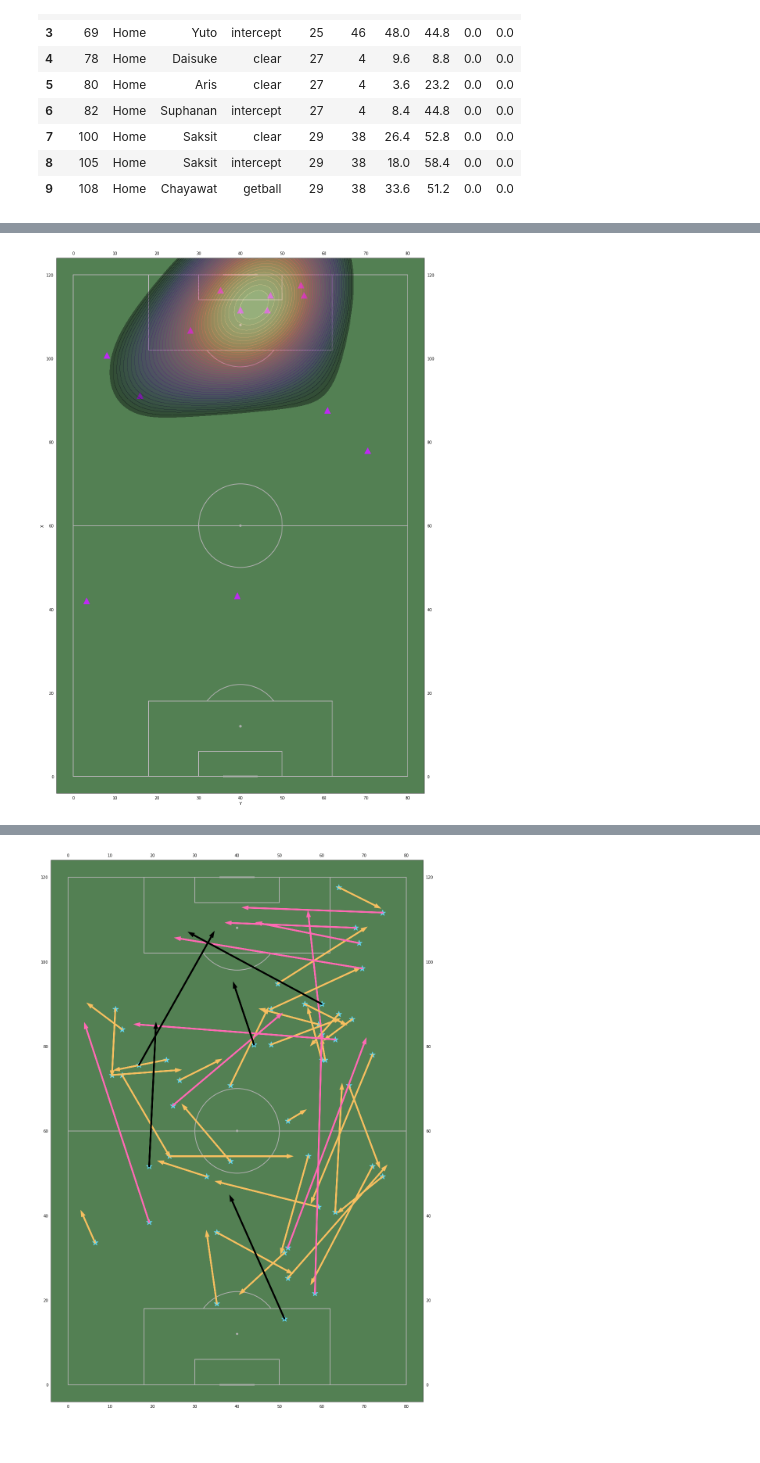
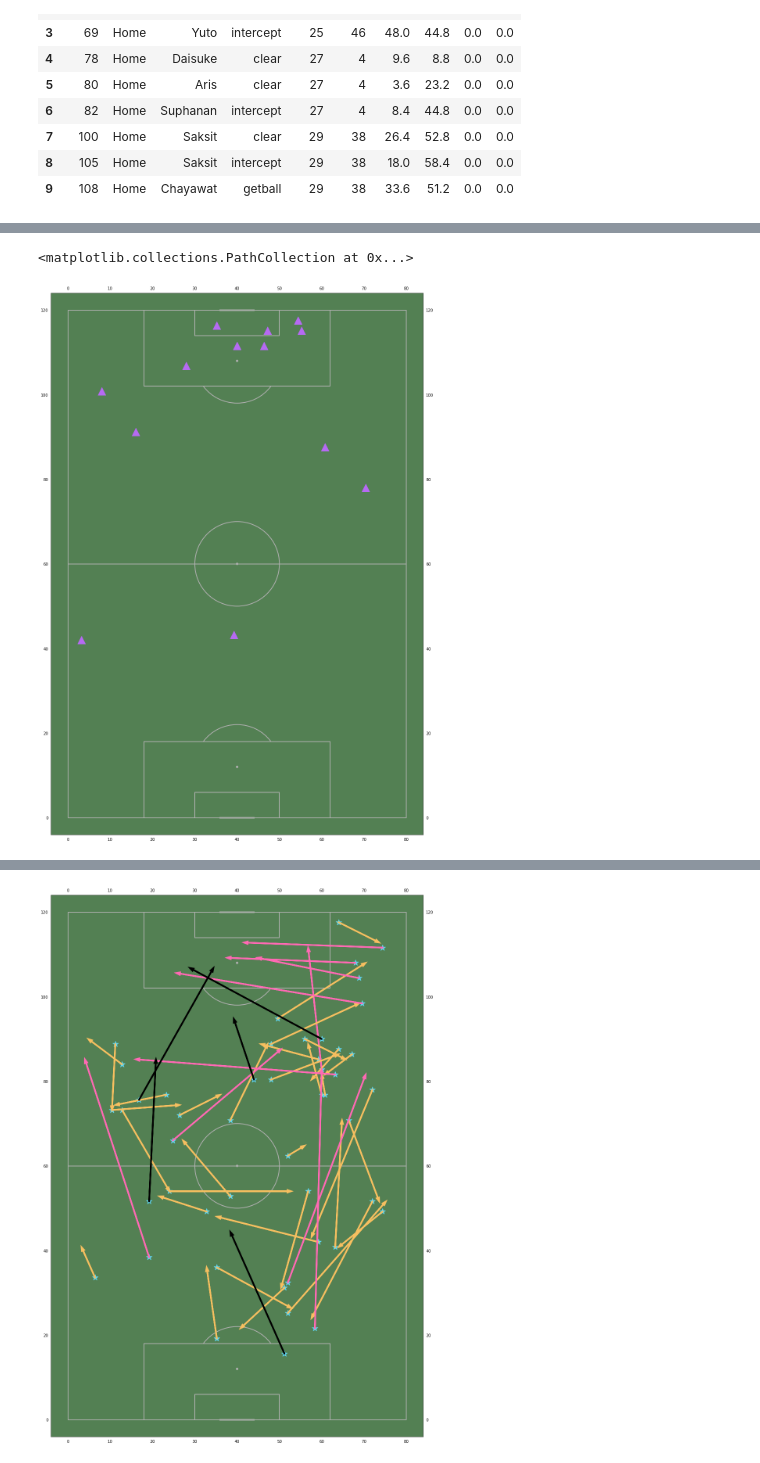
Before and after one commit to GookGai/Football_Thaileague_Analysis, a Jupyter notebook: Thaileague2021/match8/Untitled1.ipynb, the cells around one changed output, grey strips where cells are left out. Cells and saved outputs as stored; diff of their text form; code cells hidden in the pictures.

```diff
--- a/Thaileague2021/match8/Untitled1.ipynb
+++ b/Thaileague2021/match8/Untitled1.ipynb
@@ -178,15 +237,12 @@ kde = sns.kdeplot(x = dataAwayPass['Y2'], y = dataAwayPass['X2'],
 # %%
 pitch = VerticalPitch(pitch_length=100, pitch_width=100,
               axis=True, label=True,pitch_color = '#538053',half=False)
 fig,ax =pitch.draw(figsize =(40,20))
 
-plt.scatter(dataAwayDef['Y'],dataAwayDef['X'],c='#BE2AF3',s = 250,marker = "^")
-
-kde = sns.kdeplot(x = dataAwayDef['Y'], y = dataAwayDef['X'],
-                  fill = True,shade_lowest= False,common_grid= True,
-                  alpha=.4,thresh=.5,n_levels=40,cmap = 'magma')
+plt.scatter(dataAwayDef['Y'],dataAwayDef['X'],c='#B66AF3',s = 400,marker = "^")
 # %% [output]
+<matplotlib.collections.PathCollection at 0x...>
-[figure, old version]
+[figure, new version]
 # %%
 pDrtxA = dataAwayPass['X']
 pDrtyA = dataAwayPass['Y']
```
Also changed, not shown: parts of 16 cells of this notebook.
